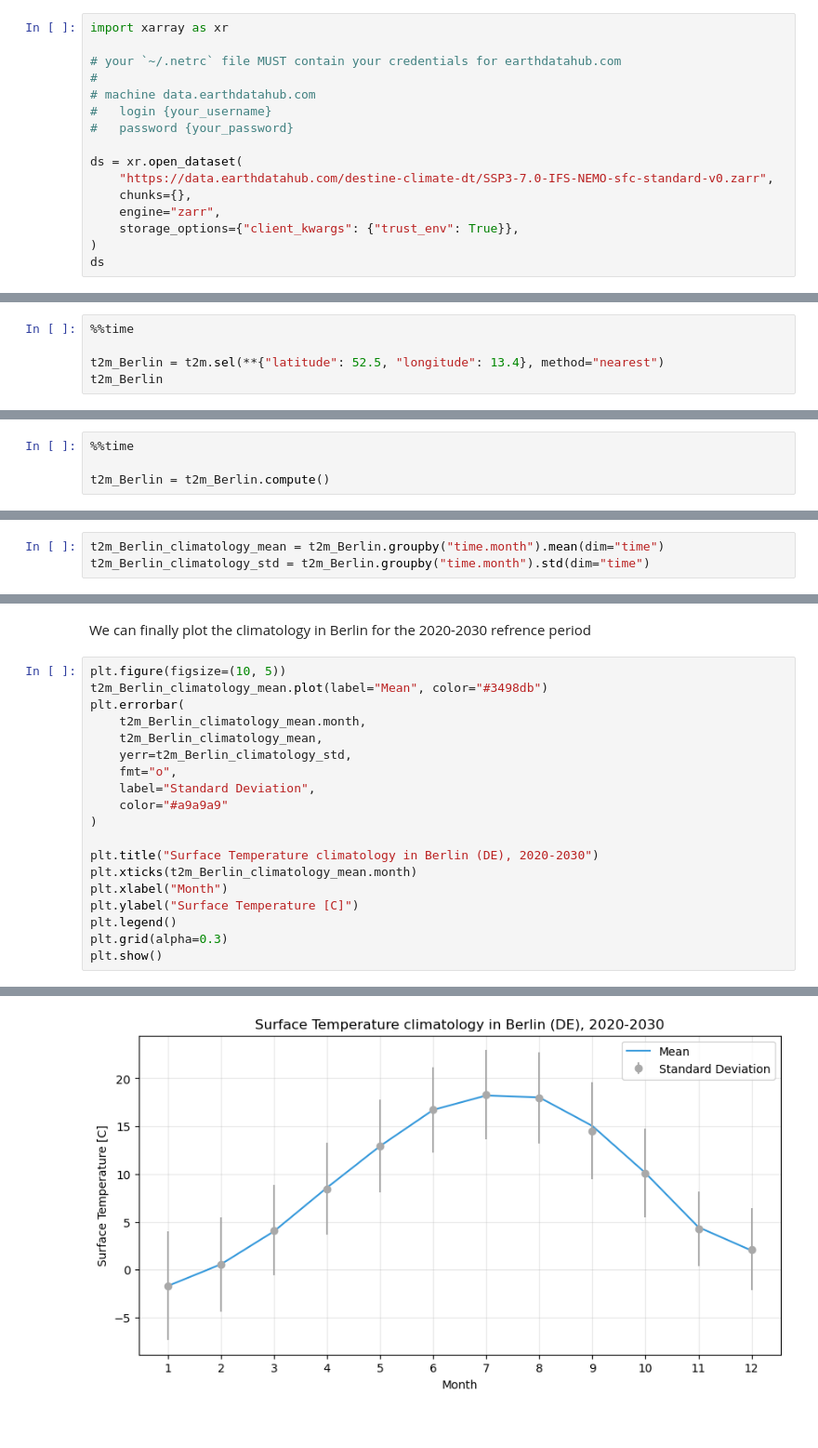
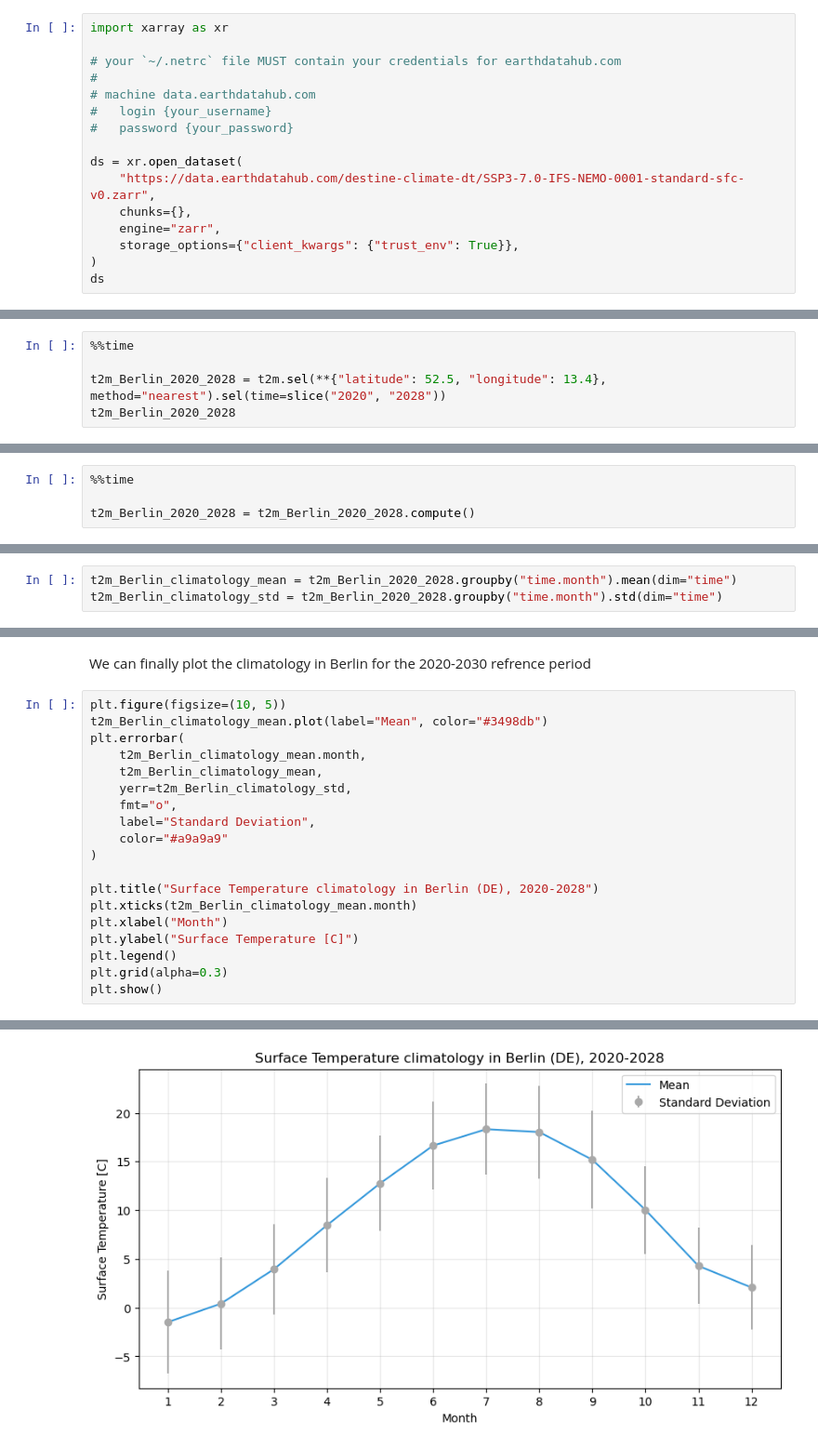
Before and after one commit to bopen/earthdatahub-notebooks, a Jupyter notebook: use-cases/tutorial-destine-climate-dt-sfc.ipynb, the cells around one changed output, grey strips where cells are left out. Shown at 93% size. Drawn from its saved outputs; the diff is of its cells as text.

```diff
--- a/use-cases/tutorial-destine-climate-dt-sfc.ipynb
+++ b/use-cases/tutorial-destine-climate-dt-sfc.ipynb
@@ -33,7 +33,7 @@ import xarray as xr
 #   password {your_password}
 
 ds = xr.open_dataset(
-    "https://data.earthdatahub.com/destine-climate-dt/SSP3-7.0-IFS-NEMO-sfc-standard-v0.zarr",
+    "https://data.earthdatahub.com/destine-climate-dt/SSP3-7.0-IFS-NEMO-0001-standard-sfc-v0.zarr",
     chunks={},
     engine="zarr",
     storage_options={"client_kwargs": {"trust_env": True}},
@@ -193,6 +193,6 @@ We first select the closet data to Berlin:
 # %%
 %%time
 
-t2m_Berlin = t2m.sel(**{"latitude": 52.5, "longitude": 13.4}, method="nearest")
-t2m_Berlin
+t2m_Berlin_2020_2028 = t2m.sel(**{"latitude": 52.5, "longitude": 13.4}, method="nearest").sel(time=slice("2020", "2028"))
+t2m_Berlin_2020_2028
 # %% [output]
@@ -226,5 +226,5 @@ This is already small enought to be computed:
 # %%
 %%time
 
-t2m_Berlin = t2m_Berlin.compute()
+t2m_Berlin_2020_2028 = t2m_Berlin_2020_2028.compute()
 # %% [output]
@@ -234,3 +235,3 @@ Now that the data is loaded in memory we can easily compute the climatology for
 # %%
-t2m_Berlin_climatology_mean = t2m_Berlin.groupby("time.month").mean(dim="time")
-t2m_Berlin_climatology_std = t2m_Berlin.groupby("time.month").std(dim="time")
+t2m_Berlin_climatology_mean = t2m_Berlin_2020_2028.groupby("time.month").mean(dim="time")
+t2m_Berlin_climatology_std = t2m_Berlin_2020_2028.groupby("time.month").std(dim="time")
@@ -248,7 +251,7 @@ plt.errorbar(
     color="#a9a9a9"
 )
 
-plt.title("Surface Temperature climatology in Berlin (DE), 2020-2030")
+plt.title("Surface Temperature climatology in Berlin (DE), 2020-2028")
 plt.xticks(t2m_Berlin_climatology_mean.month)
 plt.xlabel("Month")
 plt.ylabel("Surface Temperature [C]")
@@ -260 +262 @@ OMP: Info #276: omp_set_nested routine deprecated, please use omp_set_max_active
-[figure, old version]
+[figure, new version]
```
Also changed, not shown: parts of 17 cells of this notebook, 2 other files.
